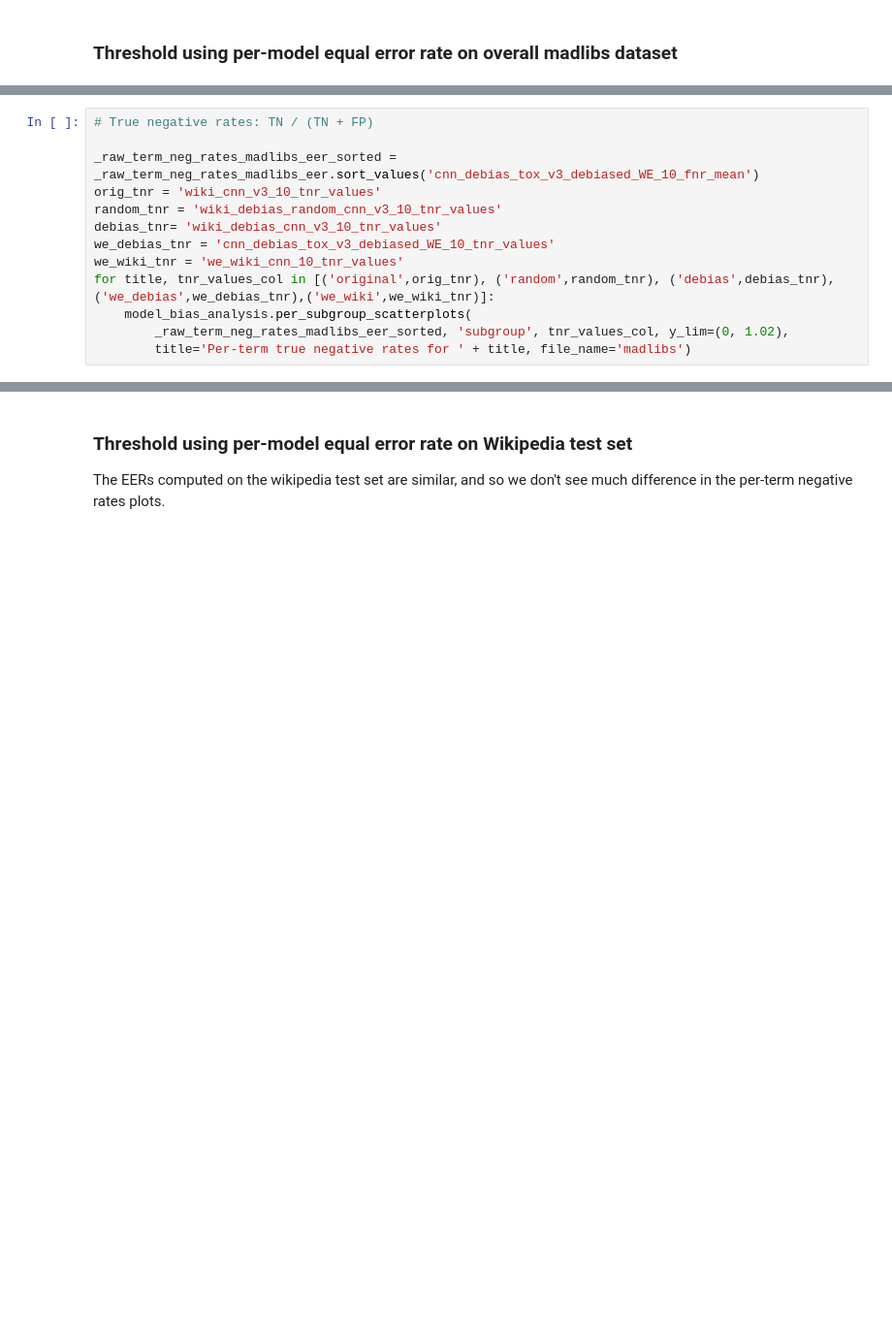
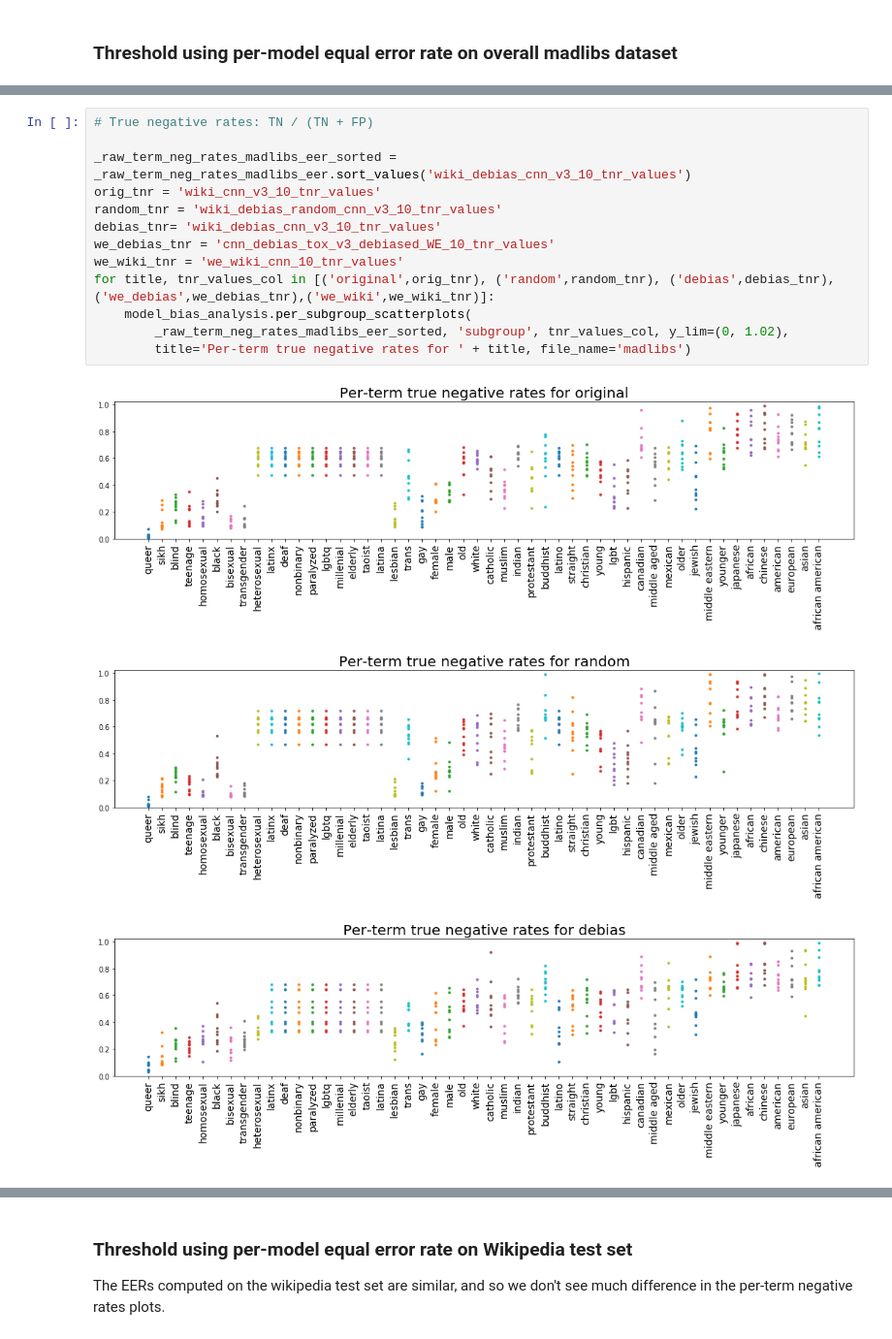
Before and after one commit to ChristopherSweeney/AIFairness, a Jupyter notebook: python_notebooks/Toxicity debiasing via word vectors and dataset rebalancing.ipynb, the cells around one changed output, grey strips where cells are left out. Shown at 97% size. Saved outputs shown, nothing was run; the diff lists cells and outputs as text; blank space fills up the shorter version.

```diff
--- a/python_notebooks/Toxicity debiasing via word vectors and dataset rebalancing.ipynb
+++ b/python_notebooks/Toxicity debiasing via word vectors and dataset rebalancing.ipynb
@@ -356,13 +655,17 @@ _raw_term_neg_rates_madlibs_eer.columns
 # %%
 # True negative rates: TN / (TN + FP)
 
-_raw_term_neg_rates_madlibs_eer_sorted = _raw_term_neg_rates_madlibs_eer.sort_values('cnn_debias_tox_v3_debiased_WE_10_fnr_mean')
+_raw_term_neg_rates_madlibs_eer_sorted = _raw_term_neg_rates_madlibs_eer.sort_values('wiki_debias_cnn_v3_10_tnr_values')
 orig_tnr = 'wiki_cnn_v3_10_tnr_values'
 random_tnr = 'wiki_debias_random_cnn_v3_10_tnr_values'
 debias_tnr= 'wiki_debias_cnn_v3_10_tnr_values'
 we_debias_tnr = 'cnn_debias_tox_v3_debiased_WE_10_tnr_values'
 we_wiki_tnr = 'we_wiki_cnn_10_tnr_values'
 for title, tnr_values_col in [('original',orig_tnr), ('random',random_tnr), ('debias',debias_tnr),('we_debias',we_debias_tnr),('we_wiki',we_wiki_tnr)]:
     model_bias_analysis.per_subgroup_scatterplots(
         _raw_term_neg_rates_madlibs_eer_sorted, 'subgroup', tnr_values_col, y_lim=(0, 1.02),
         title='Per-term true negative rates for ' + title, file_name='madlibs')
+# %% [output]
+[figure, added]
+[figure, added]
+[figure, added]
```
Also changed, not shown: parts of 42 cells of this notebook, 1 other file.
